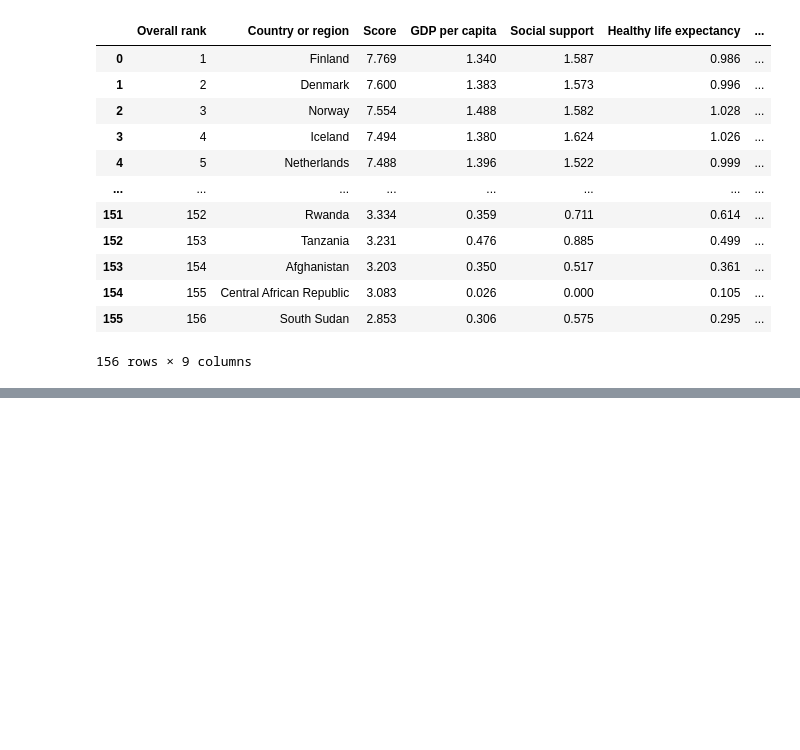
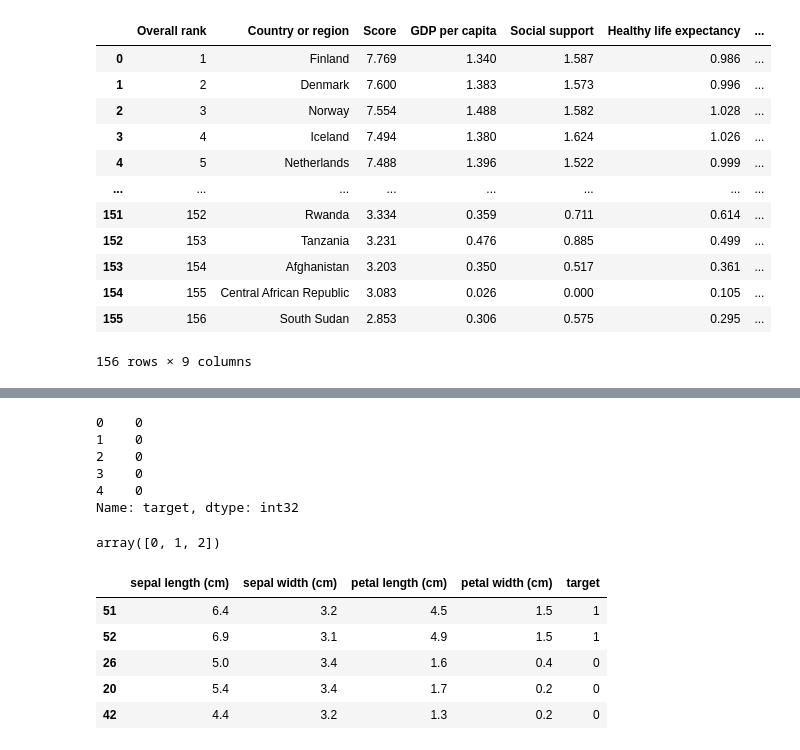
Before and after one commit to jrsaffy/GeneralLinearModel, a Jupyter notebook: testGLM.ipynb, the cells around one changed output, grey strips where cells are left out. Drawn from its saved outputs; the diff is of its cells as text; code cells hidden in the pictures; blank space fills up the shorter version.

```diff
--- a/testGLM.ipynb
+++ b/testGLM.ipynb
@@ -133,0 +149,15 @@ After running a few times, it seems like while sklearn is more stable, the genea
+# %%
+iris_target.head()
+# %% [output]
+0    0
+1    0
+2    0
+3    0
+4    0
+Name: target, dtype: int32
+# %%
+iris_target.unique()
+# %% [output]
+array([0, 1, 2])
+# %%
+iris_data = iris_data[iris_target != 2]
@@ -133,0 +166,13 @@ After running a few times, it seems like while sklearn is more stable, the genea
+# %%
+iris_data = iris_data.join(iris_target)
+# %%
+iris_train, iris_test = model_selection.train_test_split(iris_data, train_size = .7, test_size = .3)
+# %%
+iris_train.head()
+# %% [output]
+|  | sepal length (cm) | sepal width (cm) | petal length (cm) | petal width (cm) | target |
+| 51 | 6.4 | 3.2 | 4.5 | 1.5 | 1 |
+| 52 | 6.9 | 3.1 | 4.9 | 1.5 | 1 |
+| 26 | 5.0 | 3.4 | 1.6 | 0.4 | 0 |
+| 20 | 5.4 | 3.4 | 1.7 | 0.2 | 0 |
+| 42 | 4.4 | 3.2 | 1.3 | 0.2 | 0 |
```
Also changed, not shown: parts of 24 cells of this notebook, 1 other file.
